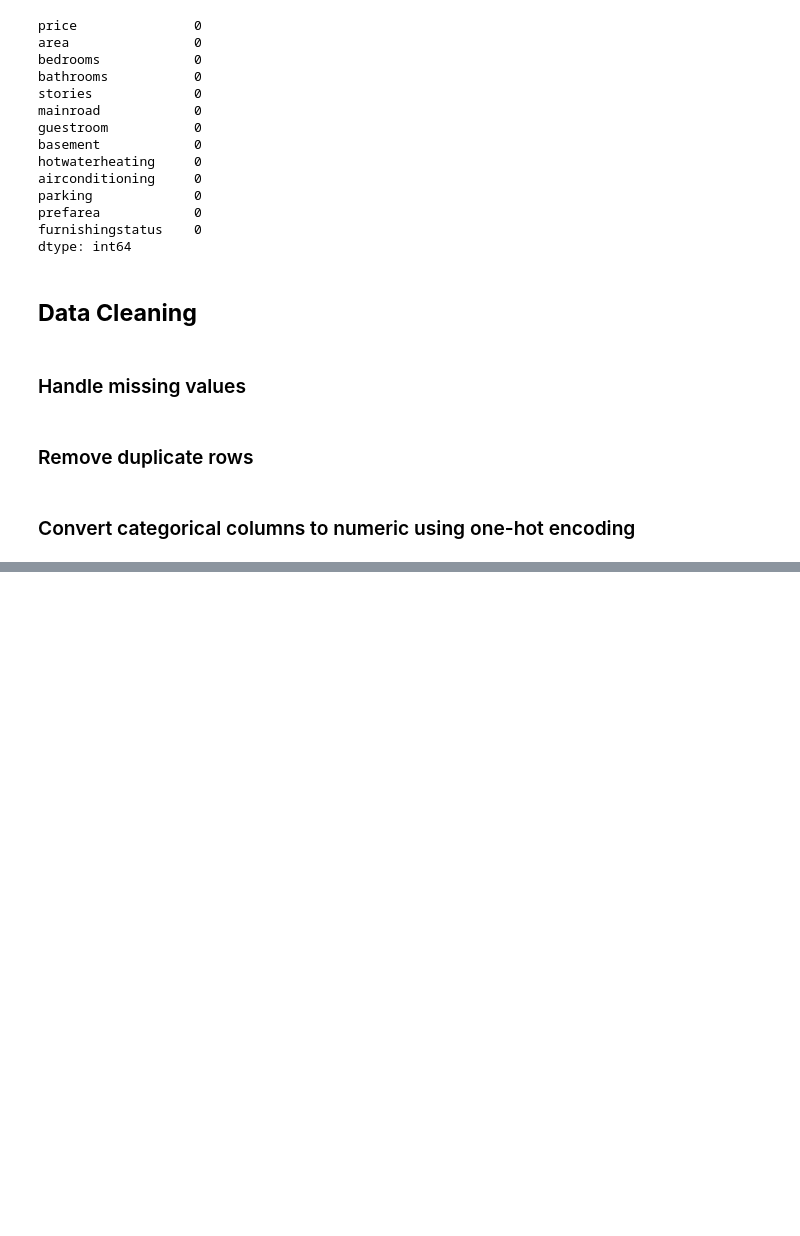
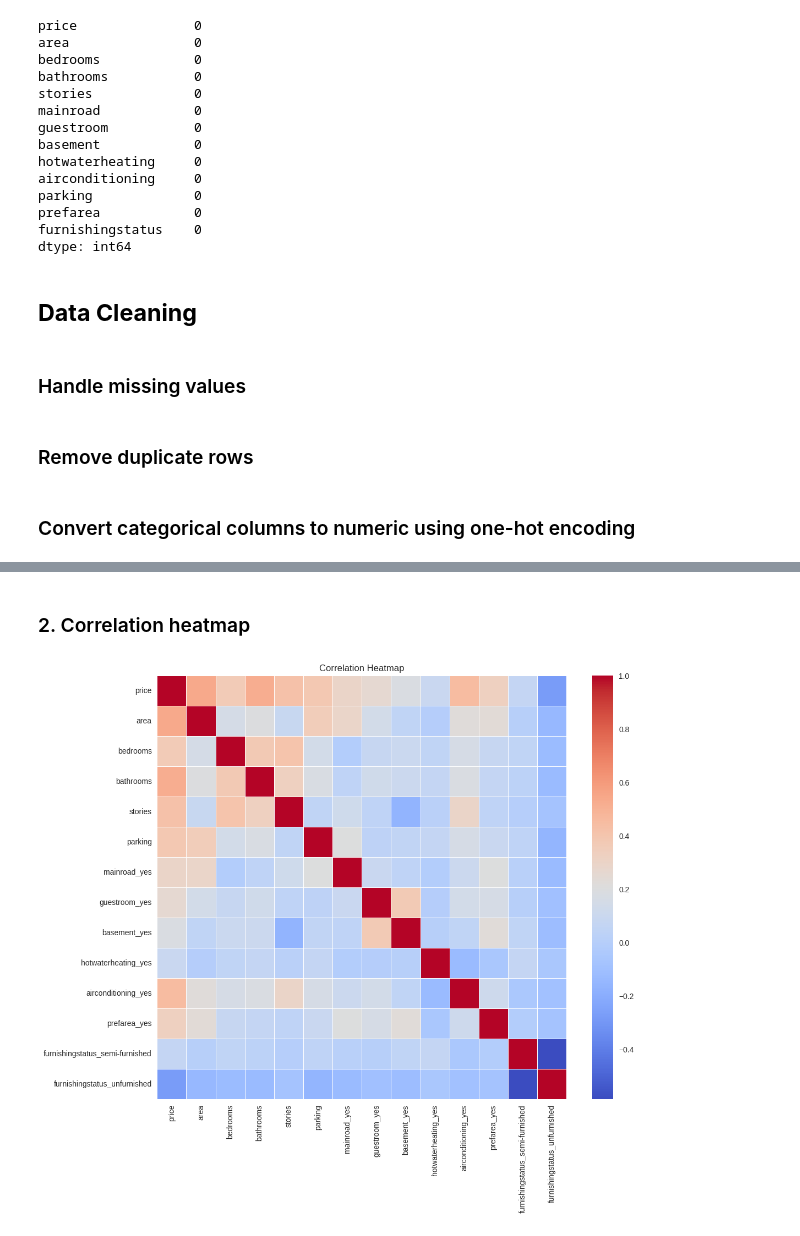
Before and after one commit to HarshLogic/House-Price, a Jupyter notebook: House_Price_Prediction.ipynb, the cells around one changed output, grey strips where cells are left out. Cells and saved outputs as stored; diff of their text form; code cells hidden in the pictures; blank space fills up the shorter version.

```diff
--- a/House_Price_Prediction.ipynb
+++ b/House_Price_Prediction.ipynb
@@ -96,0 +99,7 @@ df = pd.get_dummies(df, columns=[''])
+# %%
+categorical_cols = [
+    'mainroad', 'guestroom', 'basement', 'hotwaterheating',
+    'airconditioning', 'prefarea', 'furnishingstatus'
+]
+df_encoded = pd.get_dummies(df, columns=categorical_cols, drop_first=True)
+print(df_encoded.head())
@@ -96,0 +184,10 @@ df = pd.get_dummies(df, columns=[''])
+# %% [markdown]
+### 2. Correlation heatmap
+# %%
+plt.figure(figsize=(12, 10))
+corr = df_encoded.corr()
+sns.heatmap(corr, annot=False, cmap='coolwarm', linewidths=0.5)
+plt.title('Correlation Heatmap')
+plt.savefig('correlation_heatmap.png')
+# %% [output]
+[figure, added]
```
Also changed, not shown: parts of 26 cells of this notebook.
